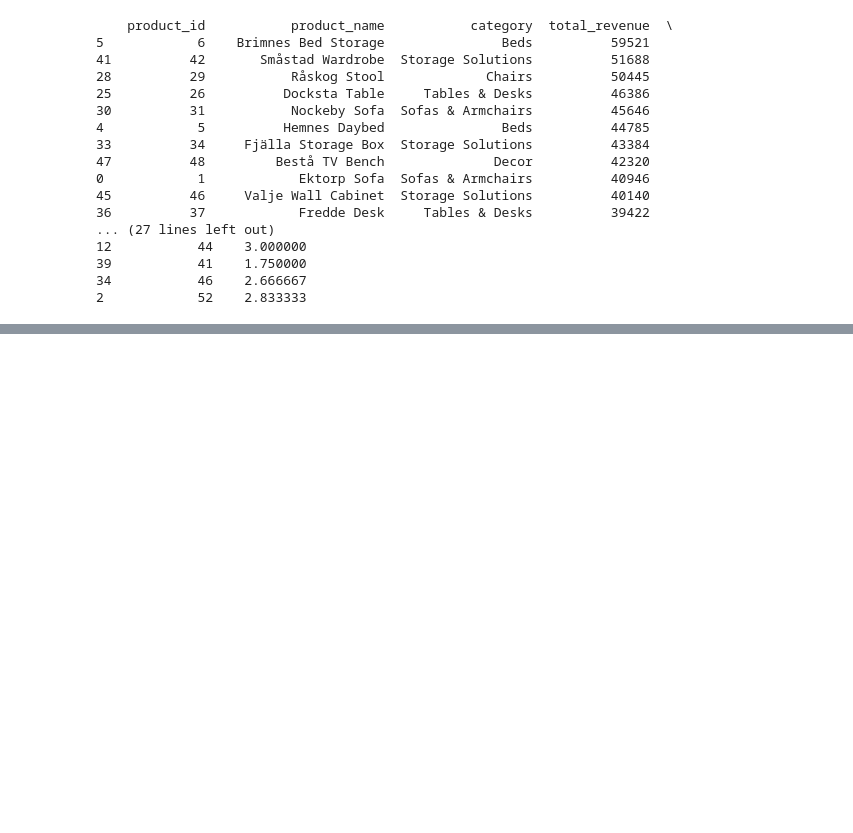
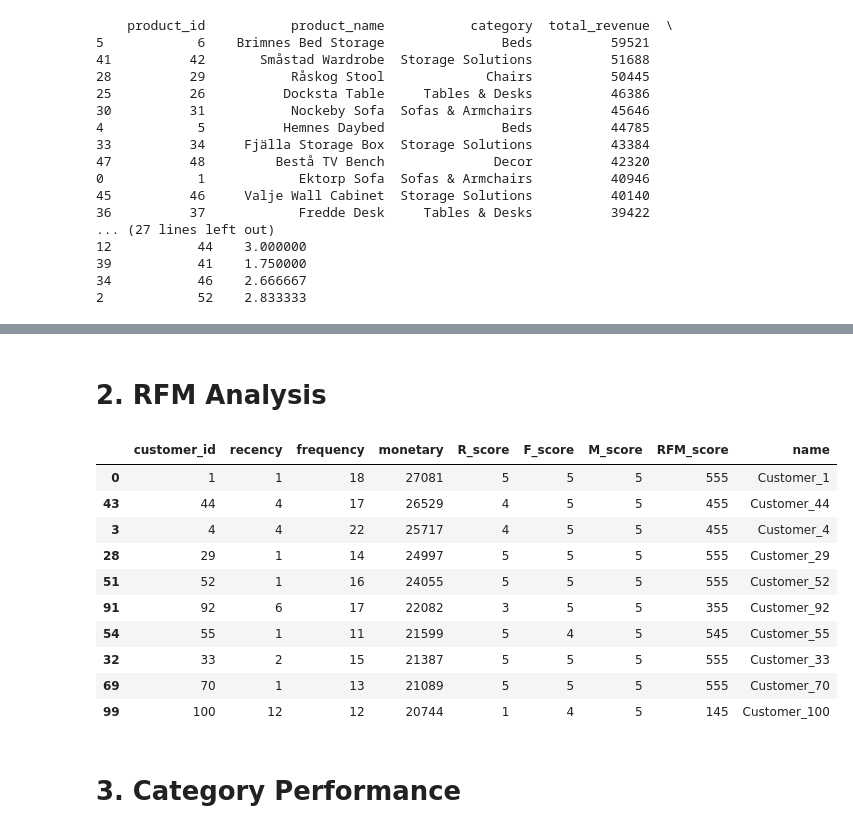
Before and after one commit to Mangaliso-Maduna/Furniture-Store-Data-Alanysis, a Jupyter notebook: Furniture store data analysis.ipynb, the cells around one changed output, grey strips where cells are left out. Drawn from its saved outputs; the diff is of its cells as text; code cells hidden in the pictures; blank space fills up the shorter version.

```diff
--- a/Furniture store data analysis.ipynb
+++ b/Furniture store data analysis.ipynb
@@ -234,0 +319,42 @@ print(summary.head(20))
+# %% [markdown]
+# 2. RFM Analysis
+# %%
+snapshot_date = sales['order_date'].max() + pd.Timedelta(days=1)
+
+rfm = (
+    sales.groupby('customer_id')
+    .agg(
+        recency=('order_date', lambda x: (snapshot_date - x.max()).days),
+        frequency=('order_id', 'nunique'),
+        monetary=('revenue', 'sum')
+    )
+    .reset_index()
+)
+
+rfm['R_score'] = pd.qcut(rfm['recency'], 5, labels=[5,4,3,2,1])
+rfm['F_score'] = pd.qcut(rfm['frequency'].rank(method='first'), 5, labels=[1,2,3,4,5])
+rfm['M_score'] = pd.qcut(rfm['monetary'].rank(method='first'), 5, labels=[1,2,3,4,5])
+
+rfm['RFM_score'] = (
+    rfm['R_score'].astype(str) +
+    rfm['F_score'].astype(str) +
+    rfm['M_score'].astype(str)
+)
+
+rfm = rfm.merge(customers, on='customer_id', how='left')
+
+rfm.sort_values('monetary', ascending=False).head(10)
+# %% [output]
+|  | customer_id | recency | frequency | monetary | R_score | F_score | M_score | RFM_score | name |
+| 0 | 1 | 1 | 18 | 27081 | 5 | 5 | 5 | 555 | Customer_1 |
+| 43 | 44 | 4 | 17 | 26529 | 4 | 5 | 5 | 455 | Customer_44 |
+| 3 | 4 | 4 | 22 | 25717 | 4 | 5 | 5 | 455 | Customer_4 |
+| 28 | 29 | 1 | 14 | 24997 | 5 | 5 | 5 | 555 | Customer_29 |
+| 51 | 52 | 1 | 16 | 24055 | 5 | 5 | 5 | 555 | Customer_52 |
+| 91 | 92 | 6 | 17 | 22082 | 3 | 5 | 5 | 355 | Customer_92 |
+| 54 | 55 | 1 | 11 | 21599 | 5 | 4 | 5 | 545 | Customer_55 |
+| 32 | 33 | 2 | 15 | 21387 | 5 | 5 | 5 | 555 | Customer_33 |
+| 69 | 70 | 1 | 13 | 21089 | 5 | 5 | 5 | 555 | Customer_70 |
+| 99 | 100 | 12 | 12 | 20744 | 1 | 4 | 5 | 145 | Customer_100 |
+# %% [markdown]
+# 3. Category Performance
```
Also changed, not shown: parts of 24 cells of this notebook, 5 other files.
